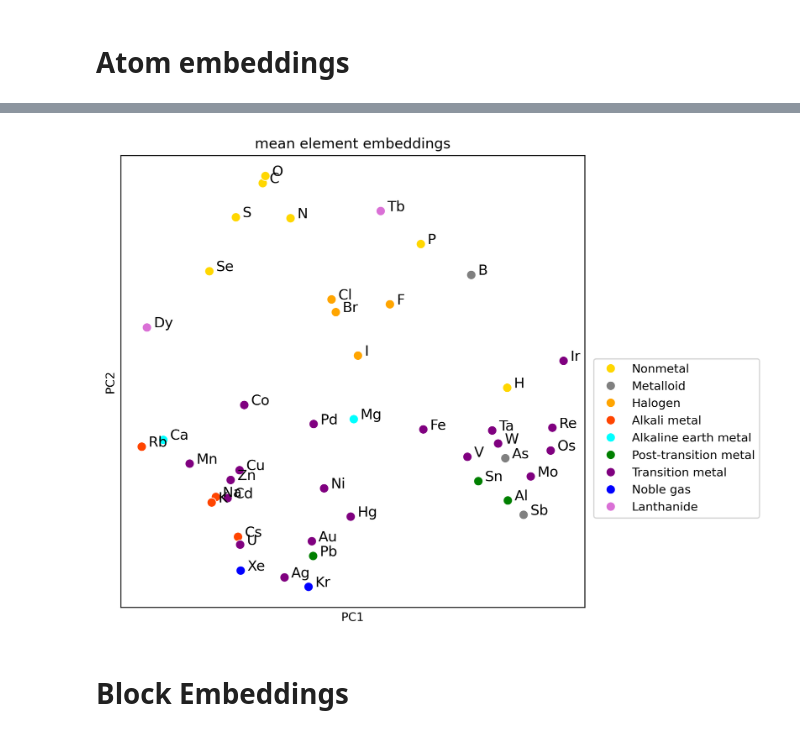
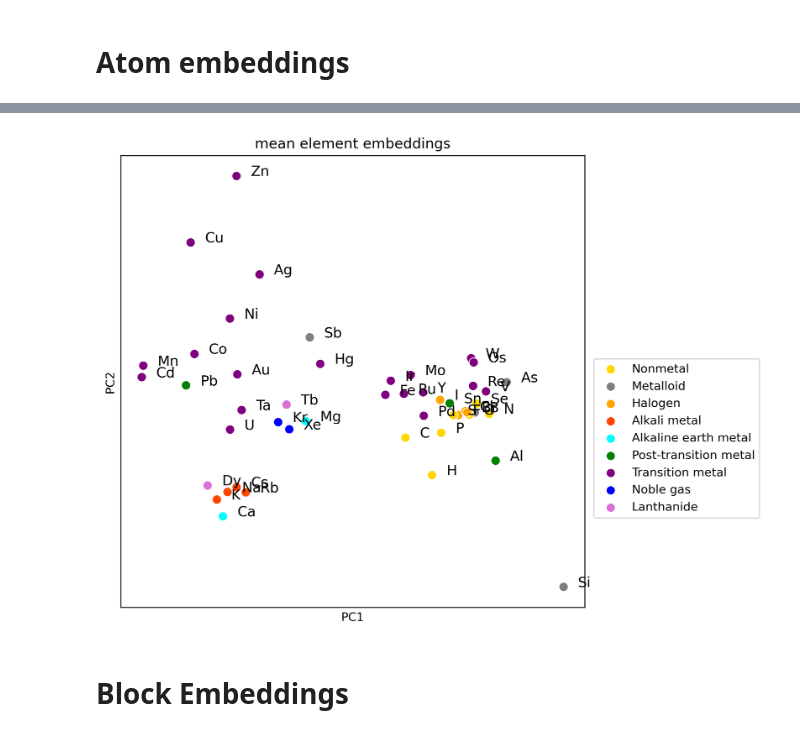
Before and after one commit to mims-harvard/ATOMICA, a Jupyter notebook: case_studies/visualise_nodes/dataset_visualisations.ipynb, the cells around one changed output, grey strips where cells are left out. Drawn from its saved outputs; the diff is of its cells as text; code cells hidden in the pictures.

```diff
--- a/case_studies/visualise_nodes/dataset_visualisations.ipynb
+++ b/case_studies/visualise_nodes/dataset_visualisations.ipynb
@@ -49,5 +50,5 @@ color_dict = {
 # %%
-with open("/n/holylabs/LABS/mzitnik_lab/Users/afang/GET/case_studies/visualise_nodes/pretrained_tsne_all/graph_embedding_2d_all_modalities_perplexity_30_cosine_20240428.csv", "r") as f:
+with open("/n/holyscratch01/mzitnik_lab/afang/InteractNN_embeddings/version_126_epoch56_step581725/proj_2d/graph_embedding_2d_all_modalities_perplexity_50_cosine_20241003.csv", "r") as f:
     df = pd.read_csv(f)
 len(df)
 # %% [output]
@@ -217,6 +218,6 @@ import json
 with open("atom_projections.json", "r") as f:
     atom_projections = json.load(f)
 df = pd.DataFrame(atom_projections)
-df["type"] = [element_type.get(VOCAB.idx_to_atom(i), "unknown") for i in df["atom_index"]]
+df["type"] = [element_type.get(i, "unknown") for i in df["block_type"]]
 df[df["type"] == "unknown"]
 # %% [output]
@@ -233,39 +250,39 @@ type_color = {
     'Noble gas': '#0000FF',           # Blue
     'Lanthanide': '#DA70D6'           # Orchid
 }
 
-plot_df = df #[df["source"] == "BioLiP"]
+plot_df = df[df['type'] != 'unknown'] #[df["source"] == "BioLiP"]
 plt.figure(figsize=(8, 6), dpi=300)
 # plot_df = plot_df.reset_index(drop=True)
 ax = sns.scatterplot(
     data=plot_df,
     x="x",
     y="y",
     hue="type",
     alpha=1,
     s=60,
     palette=type_color,
 )
 ax.set(xlabel=None)
 ax.set(ylabel=None)
 for i in range(len(plot_df['x'])):
-    plt.text(plot_df['x'][i] + 0.02,  # X position, with a slight offset to avoid overlapping the point
-             plot_df['y'][i],       # Y position
-             plot_df["element"][i], # + "_" + plot_df["source"][i],  # Text label
+    plt.text(plot_df['x'].tolist()[i] + 0.02,  # X position, with a slight offset to avoid overlapping the point
+             plot_df['y'].tolist()[i],       # Y position
+             plot_df["block_type"].tolist()[i], # + "_" + plot_df["source"][i],  # Text label
              fontsize=12)
 
 plt.xticks(visible=False)
 plt.yticks(visible=False)
 plt.tick_params(axis="both", which="both", length=0)
 plt.legend(bbox_to_anchor=(1.02, 0.55), loc="upper left", borderaxespad=0)
 plt.title("mean element embeddings")
 plt.xlabel("PC1")
 plt.ylabel("PC2")
 plt.tight_layout()
-plt.savefig("mean_element_embeddings.png", dpi=300)
+# plt.savefig("mean_element_embeddings.png", dpi=300)
 plt.show()
 # %% [output]
-[figure, old version]
+[figure, new version]
 # %% [markdown]
 # Block Embeddings
 # %%
```
Also changed, not shown: parts of 12 cells of this notebook, 14 other files.
